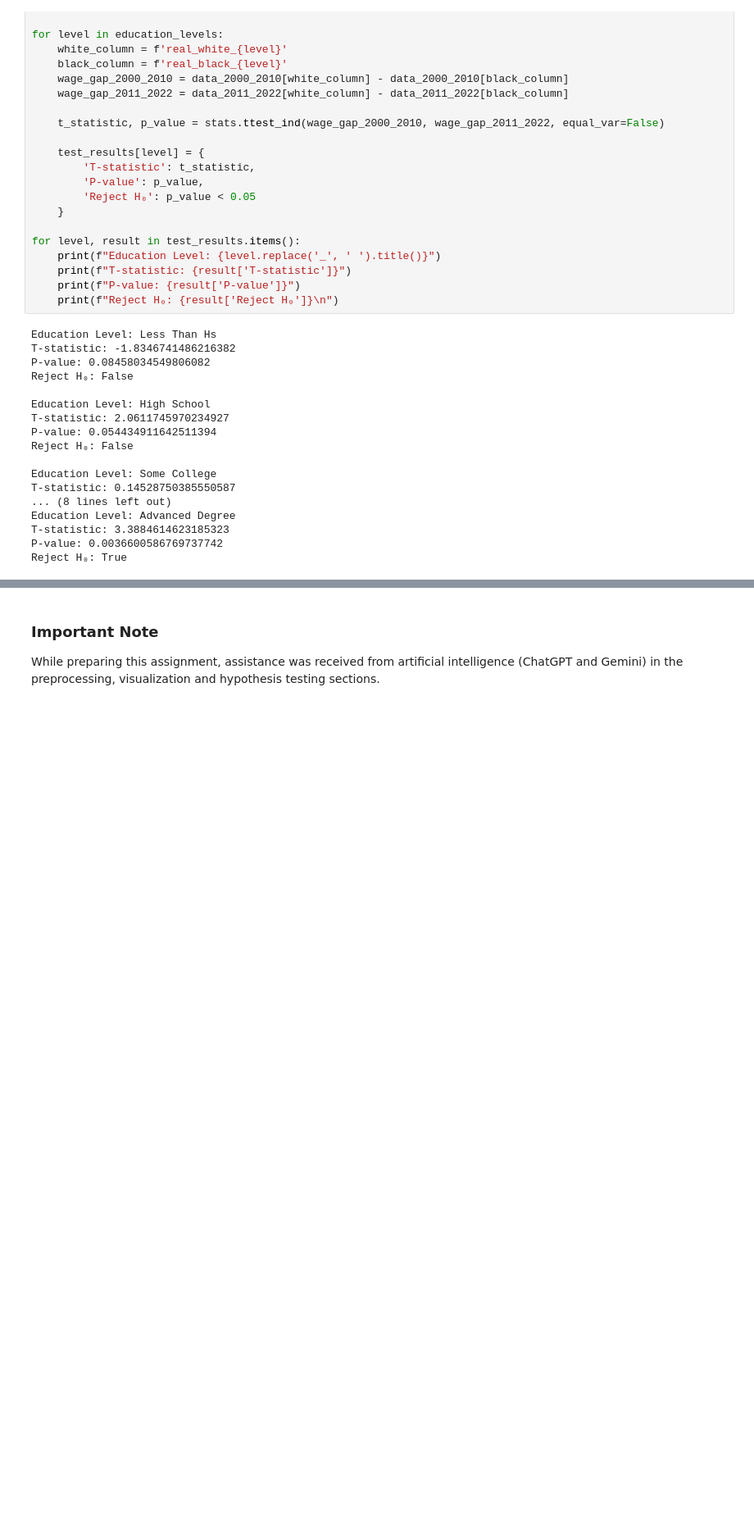
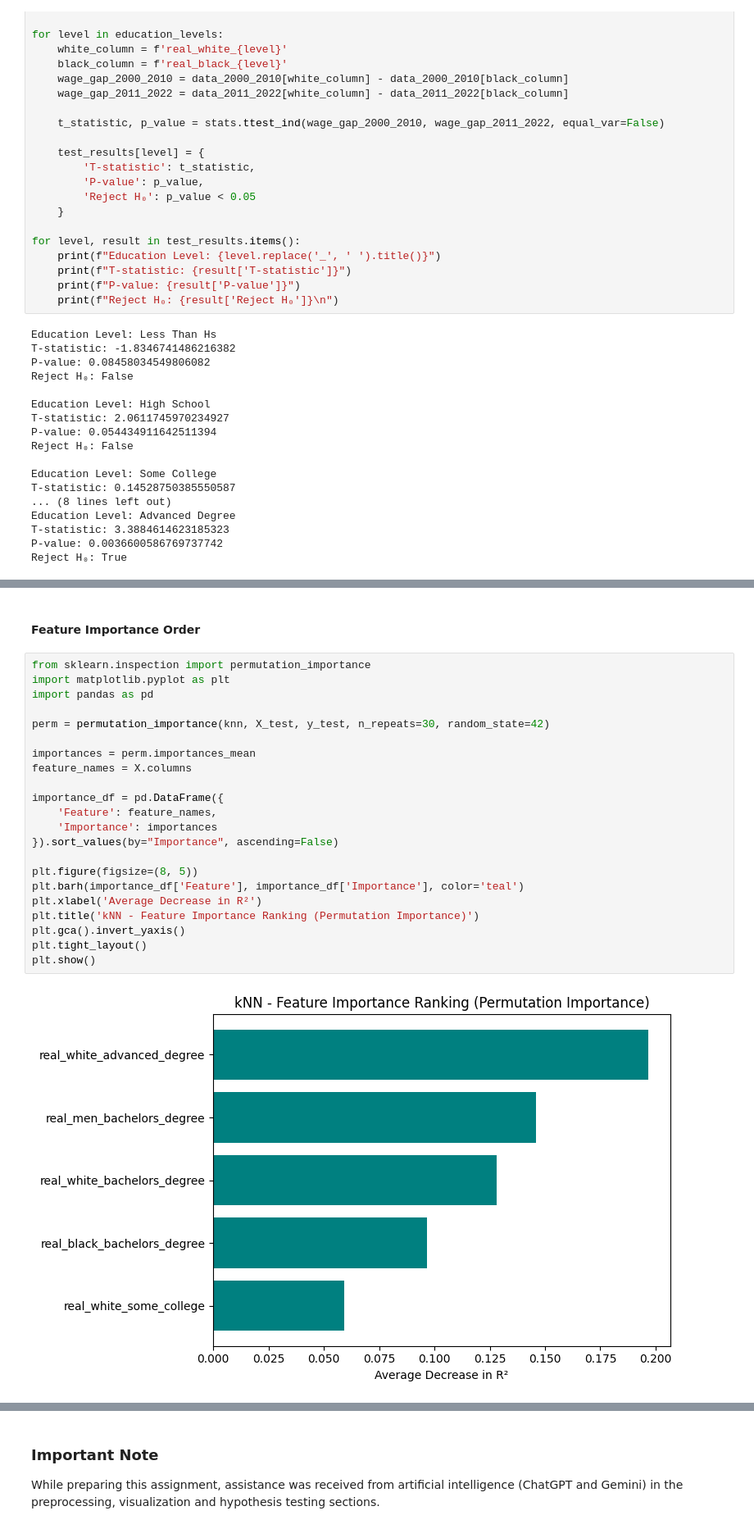
Before and after one commit to sila-kara/DSA-210-Term-Project, a Jupyter notebook: preprocessing_visualisation_hypothesistesting.ipynb, the cells around one changed output, grey strips where cells are left out. Shown at 82% size. Saved outputs shown, nothing was run; the diff lists cells and outputs as text; blank space fills up the shorter version.

```diff
--- a/preprocessing_visualisation_hypothesistesting.ipynb
+++ b/preprocessing_visualisation_hypothesistesting.ipynb
@@ -436,0 +558,26 @@ Reject H₀: True
+# %% [markdown]
+#### Feature Importance Order
+# %%
+from sklearn.inspection import permutation_importance
+import matplotlib.pyplot as plt
+import pandas as pd
+
+perm = permutation_importance(knn, X_test, y_test, n_repeats=30, random_state=42)
+
+importances = perm.importances_mean
+feature_names = X.columns
+
+importance_df = pd.DataFrame({
+    'Feature': feature_names,
+    'Importance': importances
+}).sort_values(by="Importance", ascending=False)
+
+plt.figure(figsize=(8, 5))
+plt.barh(importance_df['Feature'], importance_df['Importance'], color='teal')
+plt.xlabel('Average Decrease in R²')
+plt.title('kNN - Feature Importance Ranking (Permutation Importance)')
+plt.gca().invert_yaxis()
+plt.tight_layout()
+plt.show()
+# %% [output]
+[figure, added]
```
Also changed, not shown: parts of 36 cells of this notebook.
